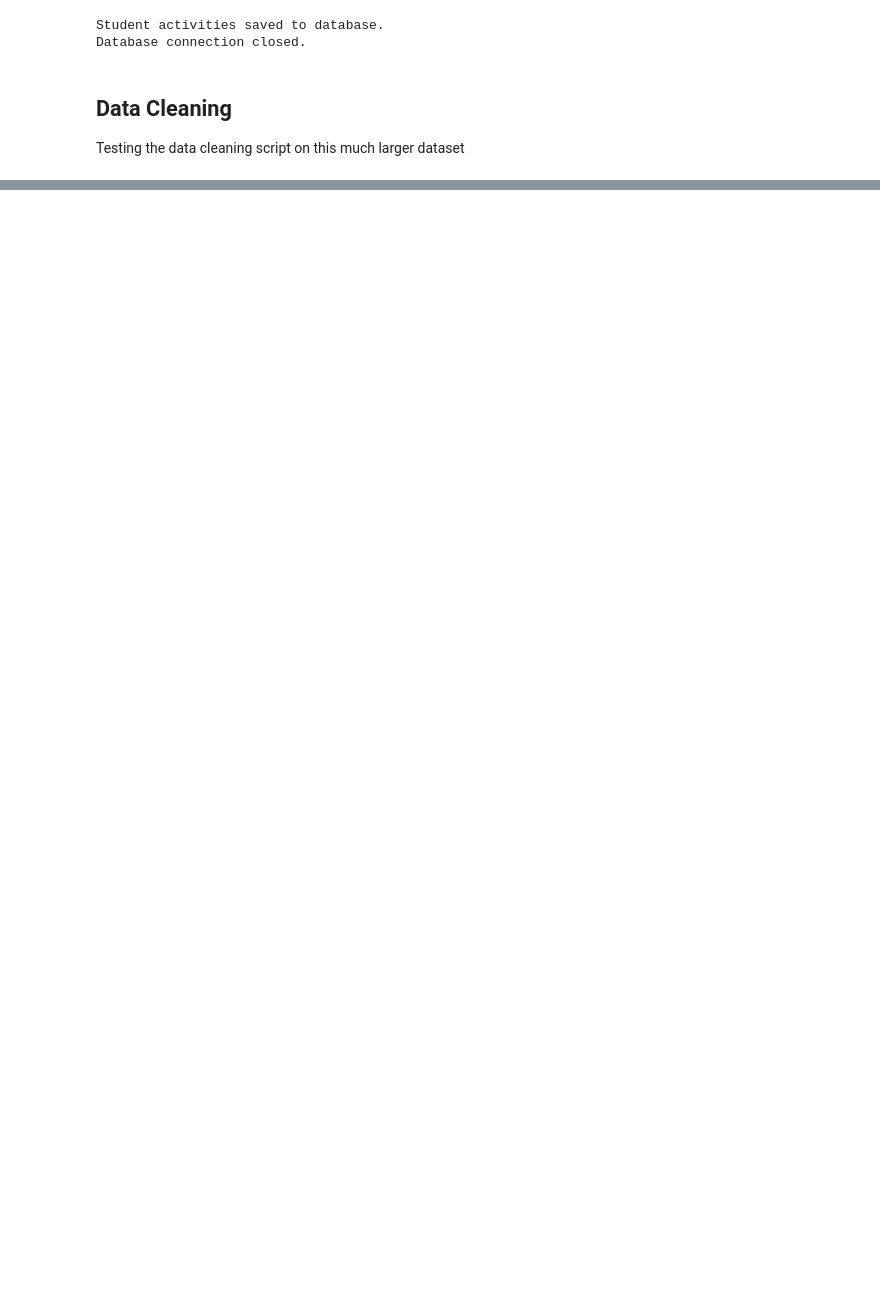
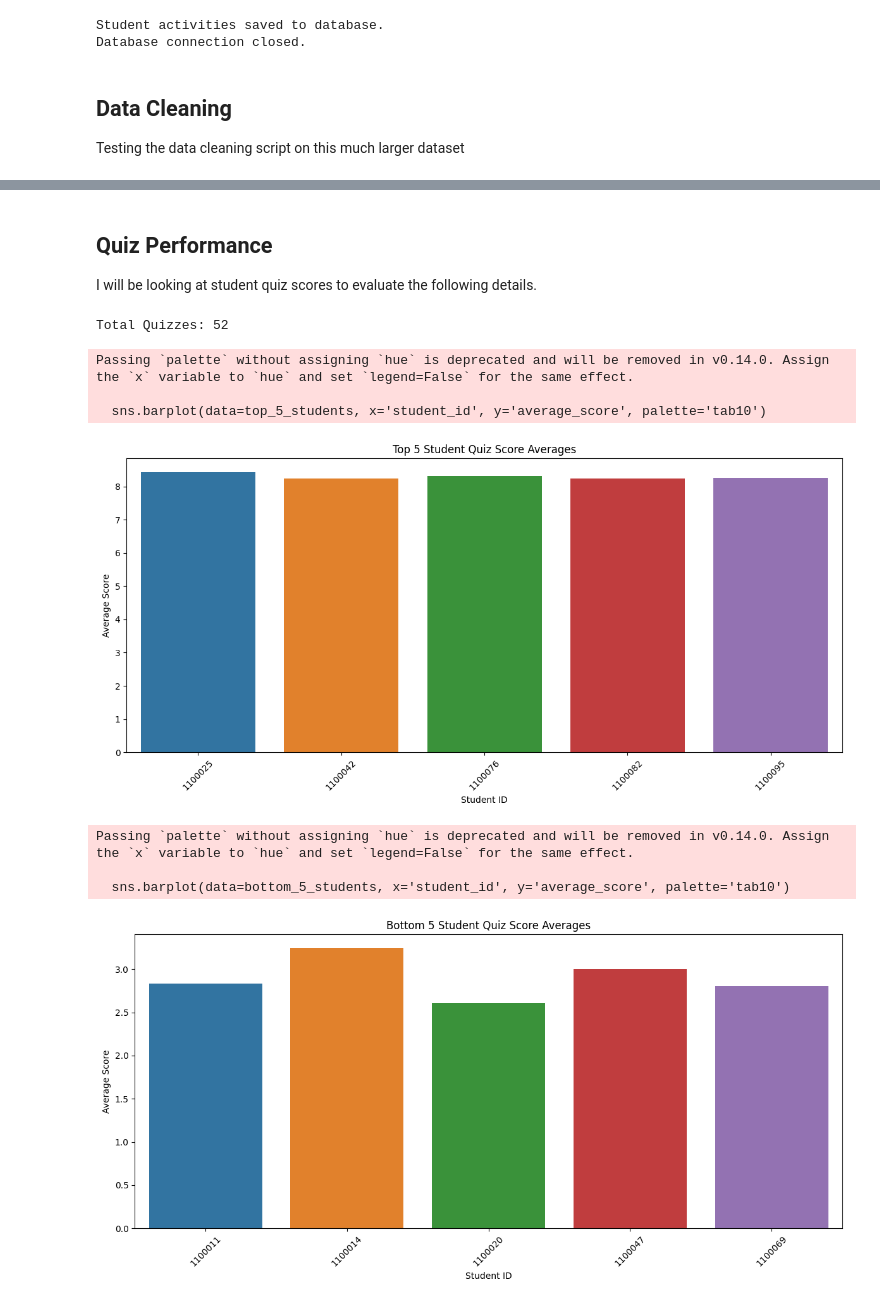
Before and after one commit to michaelswirl/BrainPOP, a Jupyter notebook: Project_Notebook.ipynb, the cells around one changed output, grey strips where cells are left out. Saved outputs shown, nothing was run; the diff lists cells and outputs as text; code cells hidden in the pictures; blank space fills up the shorter version.

```diff
--- a/Project_Notebook.ipynb
+++ b/Project_Notebook.ipynb
@@ -166,0 +235,50 @@ No duplicate rows found in the student_activities table.
+# %% [markdown]
+## Quiz Performance
+
+I will be looking at student quiz scores to evaluate the following details.
+# %%
+quizzes = data[data['resource_type'] == 'quiz']
+
+print(f"Total Quizzes: {quizzes['quiz_id'].unique().shape[0]}")
+# %% [output]
+Total Quizzes: 52
+# %%
+import matplotlib.pyplot as plt
+import seaborn as sns
+
+# average scores for each student
+student_scores = quizzes.groupby('student_id').agg({'score': 'mean'}).reset_index()
+student_scores.rename(columns={'score': 'average_score'}, inplace=True)
+
+# top and bottom 5 students
+top_5_students = student_scores.nlargest(5, 'average_score').sort_values('average_score', ascending=False)
+bottom_5_students = student_scores.nsmallest(5, 'average_score').sort_values('average_score', ascending=False)
+
+# Bar graph for the top 5 students
+plt.figure(figsize=(12, 6))
+sns.barplot(data=top_5_students, x='student_id', y='average_score', palette='tab10')
+plt.ylabel('Average Score')
+plt.xlabel('Student ID')
+plt.title('Top 5 Student Quiz Score Averages')
+plt.xticks(rotation=45)
+plt.tight_layout()
+plt.show()
+
+# Bar graph for the bottom 5 students
+plt.figure(figsize=(12, 6))
+sns.barplot(data=bottom_5_students, x='student_id', y='average_score', palette='tab10')
+plt.ylabel('Average Score')
+plt.xlabel('Student ID')
+plt.title('Bottom 5 Student Quiz Score Averages')
+plt.xticks(rotation=45)
+plt.tight_layout()
+plt.show()
+# %% [output]
+Passing `palette` without assigning `hue` is deprecated and will be removed in v0.14.0. Assign the `x` variable to `hue` and set `legend=False` for the same effect.
+
+  sns.barplot(data=top_5_students, x='student_id', y='average_score', palette='tab10')
+[figure, added]
+Passing `palette` without assigning `hue` is deprecated and will be removed in v0.14.0. Assign the `x` variable to `hue` and set `legend=False` for the same effect.
+
+  sns.barplot(data=bottom_5_students, x='student_id', y='average_score', palette='tab10')
+[figure, added]
```
Also changed, not shown: parts of 13 cells of this notebook, 4 other files.
